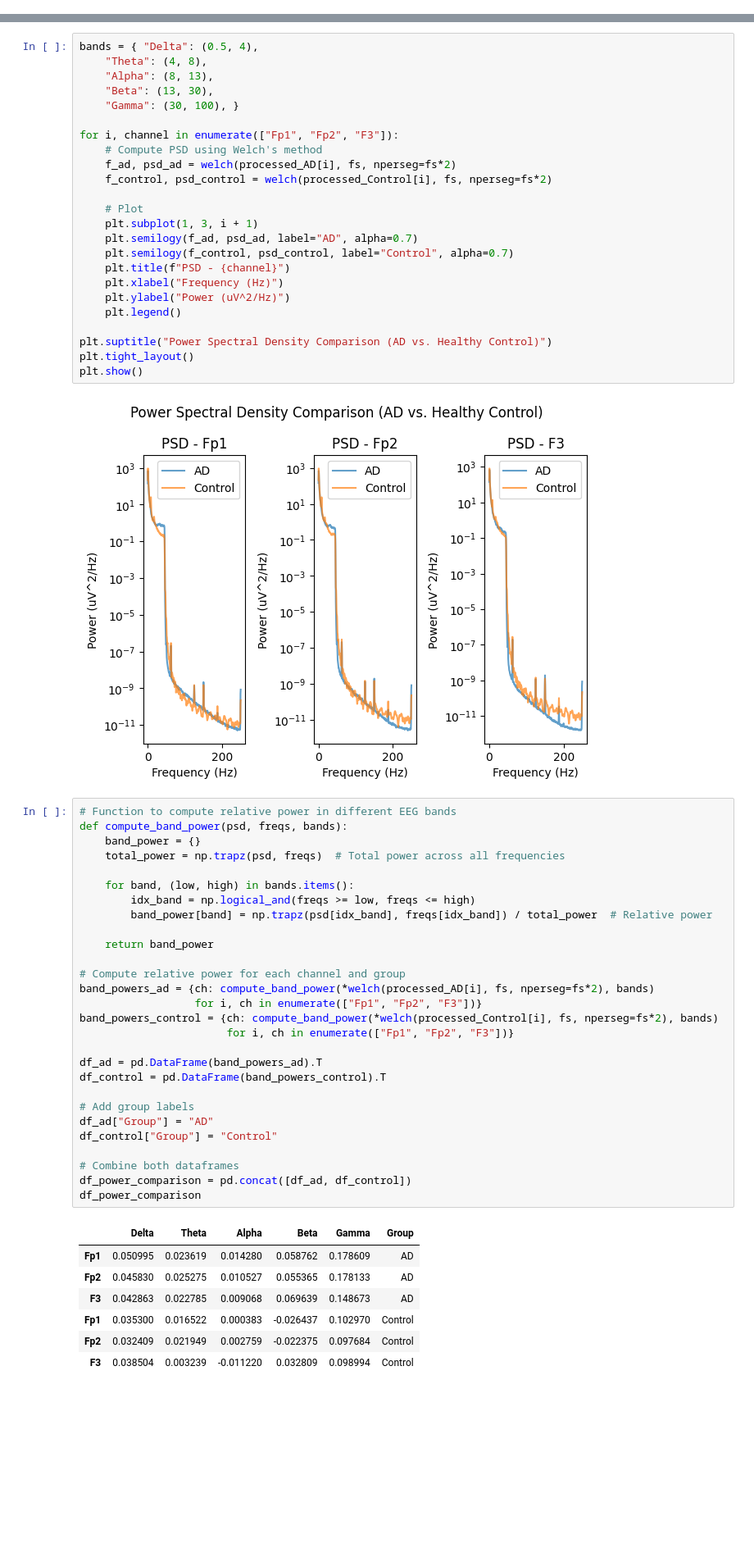
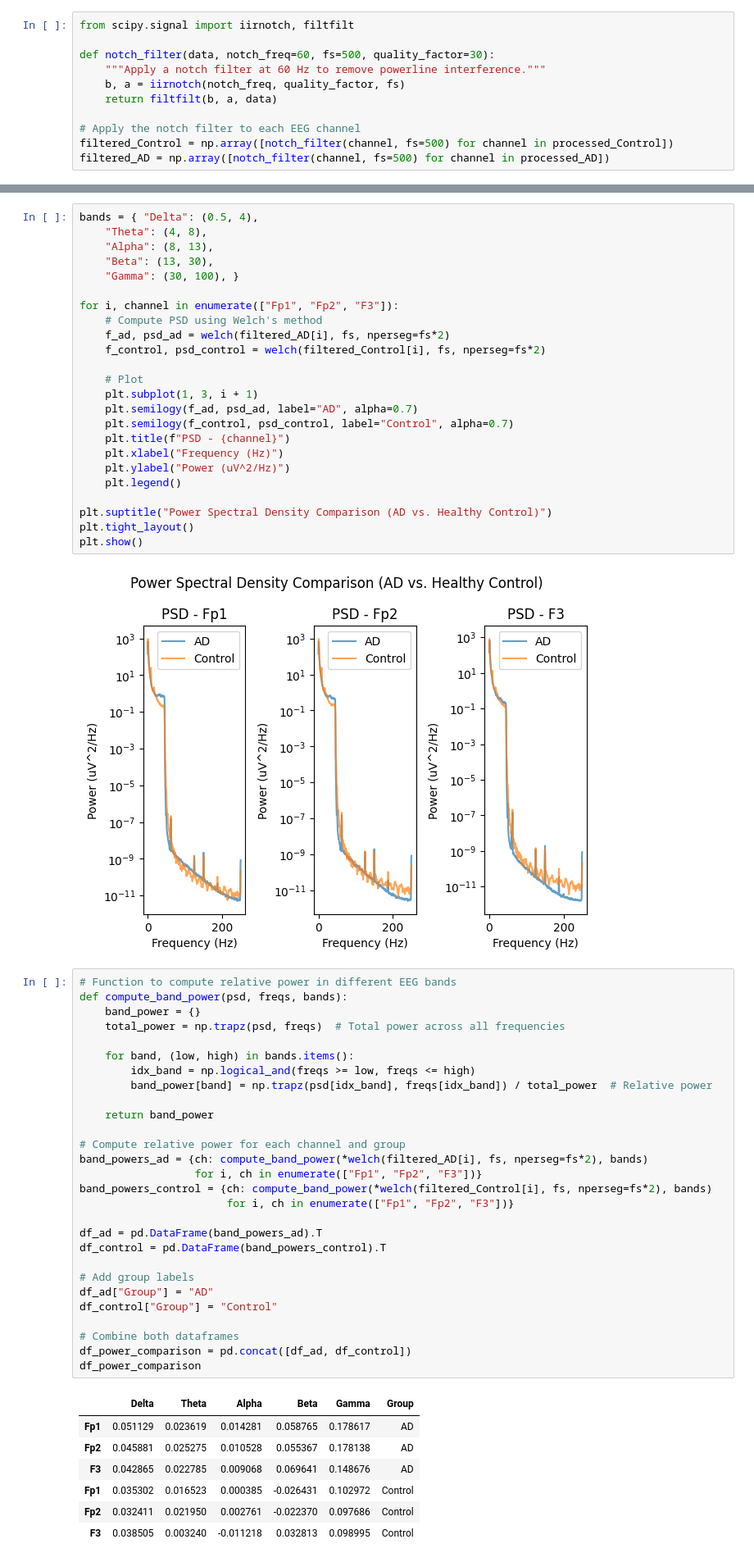
Before and after one commit to gkao25/cogs118c-final-project, a Jupyter notebook: code new.ipynb, the cells around one changed output, grey strips where cells are left out. Shown at 82% size. Drawn from its saved outputs; the diff is of its cells as text; blank space fills up the shorter version.

Commit message:
added filter for 60 Hz

```diff
--- a/code new.ipynb
+++ b/code new.ipynb
@@ -15,6 +15,17 @@ processed_Control = np.load("EEG_human/Control_EEG_sub_037_processed.npy")
 processed_AD = np.load("EEG_human/AD_EEG_sub_001_processed.npy")
 # %%
 fs = 500  # Sampling rate (Hz)
+# %%
+from scipy.signal import iirnotch, filtfilt
+
+def notch_filter(data, notch_freq=60, fs=500, quality_factor=30):
+    """Apply a notch filter at 60 Hz to remove powerline interference."""
+    b, a = iirnotch(notch_freq, quality_factor, fs)
+    return filtfilt(b, a, data)
+
+# Apply the notch filter to each EEG channel
+filtered_Control = np.array([notch_filter(channel, fs=500) for channel in processed_Control])
+filtered_AD = np.array([notch_filter(channel, fs=500) for channel in processed_AD])
 # %% [markdown]
 ## Power spectrum
 # %%
@@ -26,8 +37,8 @@ bands = { "Delta": (0.5, 4),
 
 for i, channel in enumerate(["Fp1", "Fp2", "F3"]):
     # Compute PSD using Welch's method
-    f_ad, psd_ad = welch(processed_AD[i], fs, nperseg=fs*2)
-    f_control, psd_control = welch(processed_Control[i], fs, nperseg=fs*2)
+    f_ad, psd_ad = welch(filtered_AD[i], fs, nperseg=fs*2)
+    f_control, psd_control = welch(filtered_Control[i], fs, nperseg=fs*2)
 
     # Plot
     plt.subplot(1, 3, i + 1)
@@ -46,39 +57,39 @@ plt.show()
 # %%
 # Function to compute relative power in different EEG bands
 def compute_band_power(psd, freqs, bands):
     band_power = {}
     total_power = np.trapz(psd, freqs)  # Total power across all frequencies
 
     for band, (low, high) in bands.items():
         idx_band = np.logical_and(freqs >= low, freqs <= high)
         band_power[band] = np.trapz(psd[idx_band], freqs[idx_band]) / total_power  # Relative power
 
     return band_power
 
 # Compute relative power for each channel and group
-band_powers_ad = {ch: compute_band_power(*welch(processed_AD[i], fs, nperseg=fs*2), bands)
+band_powers_ad = {ch: compute_band_power(*welch(filtered_AD[i], fs, nperseg=fs*2), bands)
                   for i, ch in enumerate(["Fp1", "Fp2", "F3"])}
-band_powers_control = {ch: compute_band_power(*welch(processed_Control[i], fs, nperseg=fs*2), bands)
+band_powers_control = {ch: compute_band_power(*welch(filtered_Control[i], fs, nperseg=fs*2), bands)
                        for i, ch in enumerate(["Fp1", "Fp2", "F3"])}
 
 df_ad = pd.DataFrame(band_powers_ad).T
 df_control = pd.DataFrame(band_powers_control).T
 
 # Add group labels
 df_ad["Group"] = "AD"
 df_control["Group"] = "Control"
 
 # Combine both dataframes
 df_power_comparison = pd.concat([df_ad, df_control])
 df_power_comparison
 # %% [output]
 |  | Delta | Theta | Alpha | Beta | Gamma | Group |
-| Fp1 | 0.050995 | 0.023619 | 0.014280 | 0.058762 | 0.178609 | AD |
-| Fp2 | 0.045830 | 0.025275 | 0.010527 | 0.055365 | 0.178133 | AD |
-| F3 | 0.042863 | 0.022785 | 0.009068 | 0.069639 | 0.148673 | AD |
-| Fp1 | 0.035300 | 0.016522 | 0.000383 | -0.026437 | 0.102970 | Control |
-| Fp2 | 0.032409 | 0.021949 | 0.002759 | -0.022375 | 0.097684 | Control |
-| F3 | 0.038504 | 0.003239 | -0.011220 | 0.032809 | 0.098994 | Control |
+| Fp1 | 0.051129 | 0.023619 | 0.014281 | 0.058765 | 0.178617 | AD |
+| Fp2 | 0.045881 | 0.025275 | 0.010528 | 0.055367 | 0.178138 | AD |
+| F3 | 0.042865 | 0.022785 | 0.009068 | 0.069641 | 0.148676 | AD |
+| Fp1 | 0.035302 | 0.016523 | 0.000385 | -0.026431 | 0.102972 | Control |
+| Fp2 | 0.032411 | 0.021950 | 0.002761 | -0.022370 | 0.097686 | Control |
+| F3 | 0.038505 | 0.003240 | -0.011218 | 0.032813 | 0.098995 | Control |
 # %%
 # Perform t-tests for each frequency band
 t_test_results = {}
```
Also changed, not shown: parts of 4 cells of this notebook.
